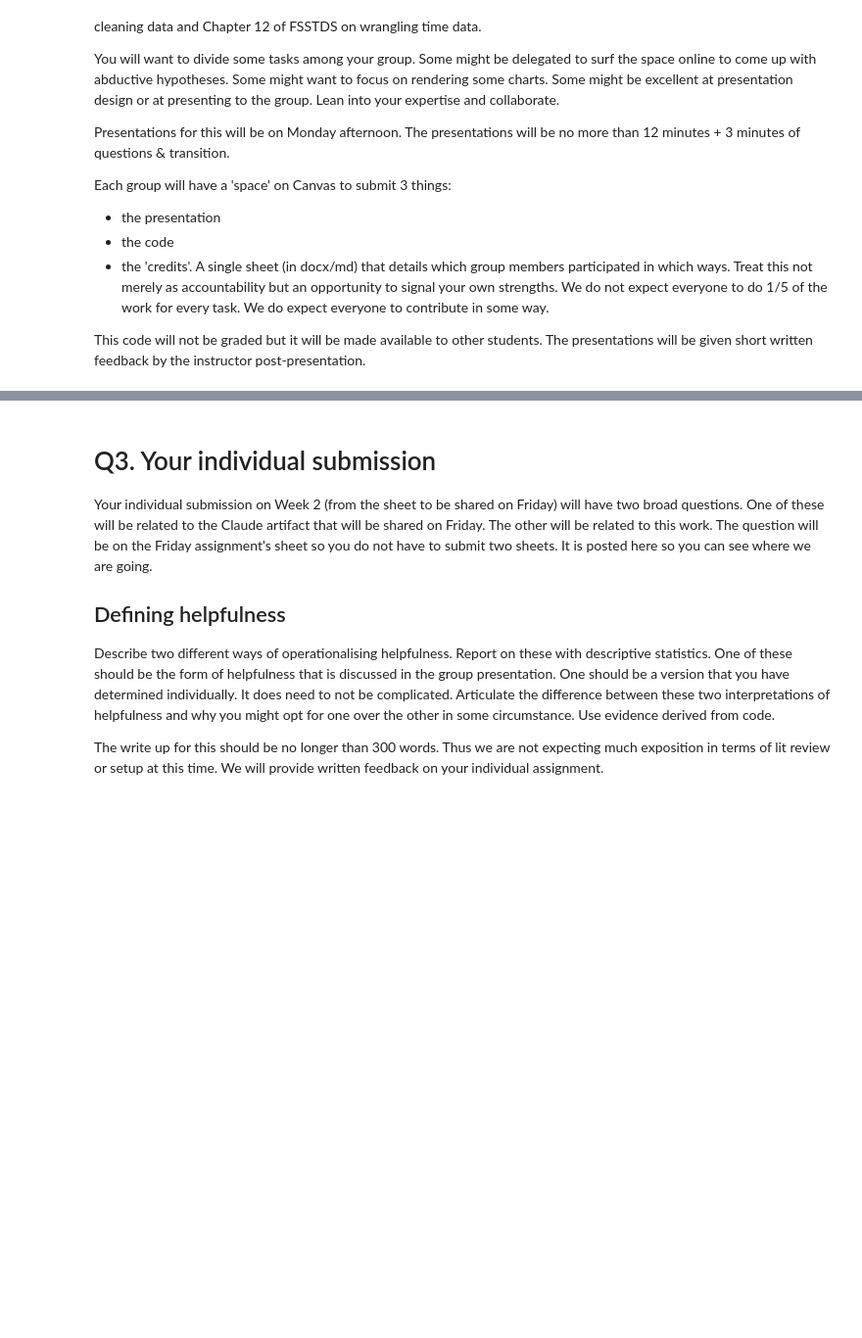
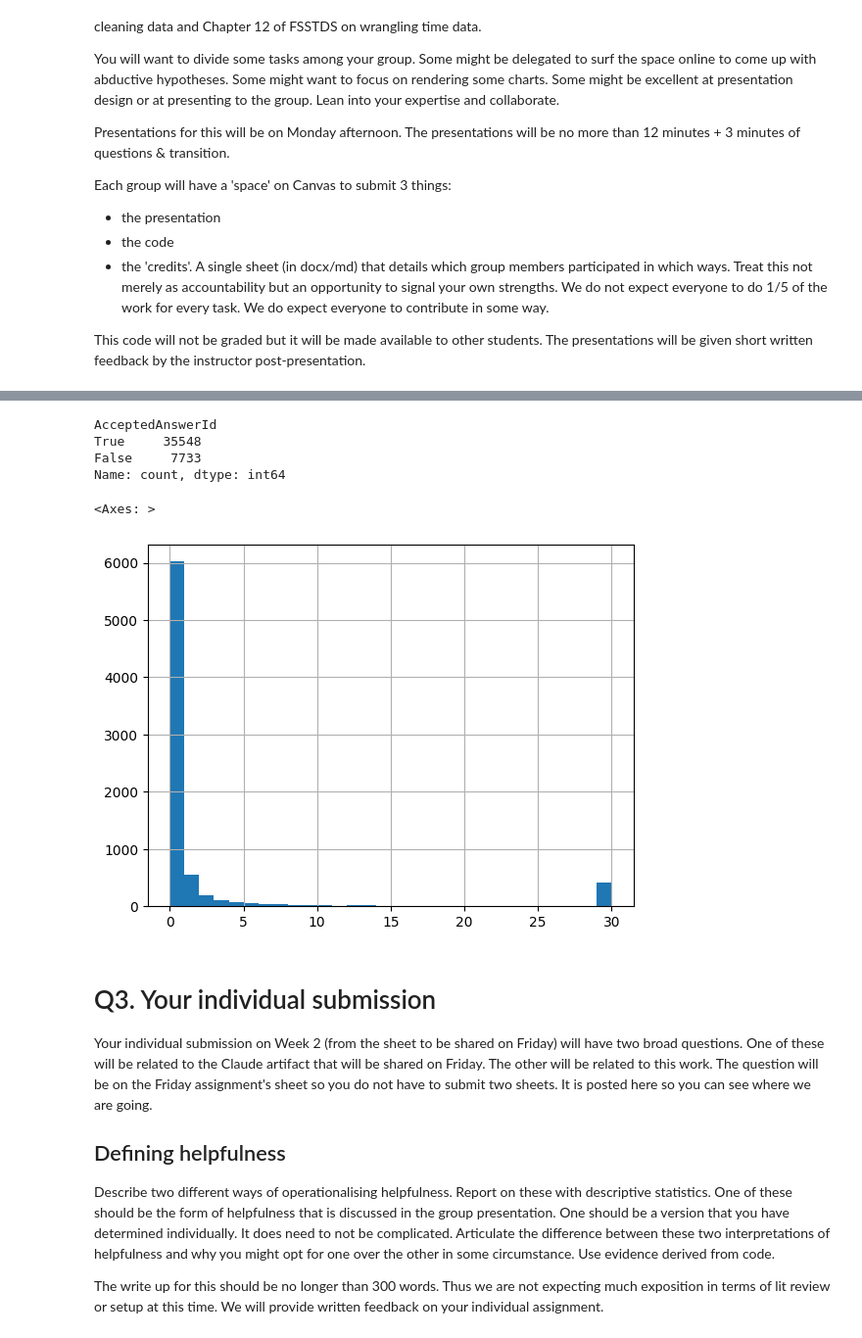
Before and after one commit to isaacbacker/GroupPres_SDS, a Jupyter notebook: Notebooks/fsds25_ex_wk01d02.ipynb, the cells around one changed output, grey strips where cells are left out. Shown at 98% size. Cells and saved outputs as stored; diff of their text form; code cells hidden in the pictures; blank space fills up the shorter version.

```diff
--- a/Notebooks/fsds25_ex_wk01d02.ipynb
+++ b/Notebooks/fsds25_ex_wk01d02.ipynb
@@ -125,0 +149,3 @@ The presentations will be given short written feedback by the instructor post-pr
+# %%
+post_df['CreationDate'] = pd.to_datetime(post_df['CreationDate'])
+post_df.CreationDate
@@ -125,0 +165,4 @@ The presentations will be given short written feedback by the instructor post-pr
+# %%
+post_df = post_df[post_df['PostTypeId'].isin(['1', '2'])].copy()
+post_df['PostType'] = post_df['PostTypeId'].map({'1': 'Q', '2': 'A'})
+post_df.head()
@@ -125,0 +187,5 @@ The presentations will be given short written feedback by the instructor post-pr
+# %%
+right = post_df[['Id', 'CreationDate', 'Score']]
+# %%
+post_df = pd.merge(left = post_df, right = right, how = 'left', left_on = 'AcceptedAnswerId', right_on = 'Id')
+post_df.head()
@@ -126,3 +200,15 @@ The presentations will be given short written feedback by the instructor post-pr
+# %%
+post_df.AcceptedAnswerId.isna().value_counts()
+# %% [output]
+AcceptedAnswerId
+True     35548
+False     7733
+Name: count, dtype: int64
+# %%
+(post_df['CreationDate_y'] - post_df['CreationDate_x']).dropna().dt.days.clip(upper=30).hist(bins=30)
+# %% [output]
+<Axes: >
+[figure, added]
 # %% [markdown]
 # Q3. Your individual submission
 
```
Also changed, not shown: parts of 6 cells of this notebook.
